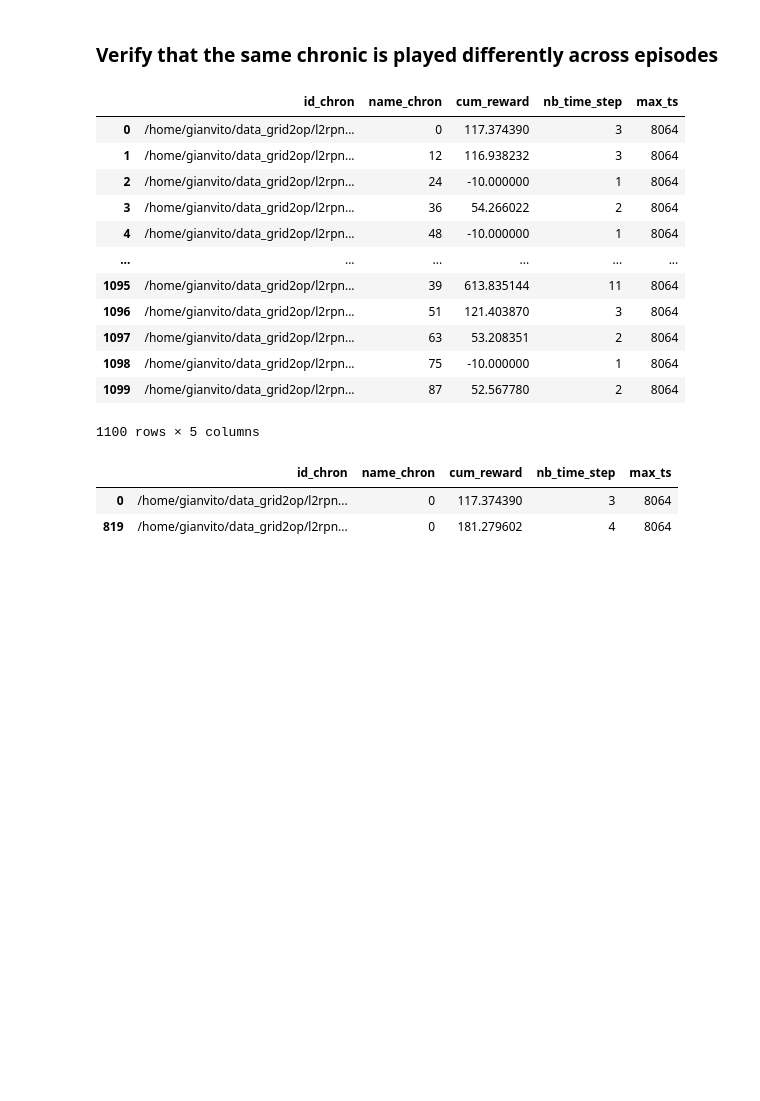
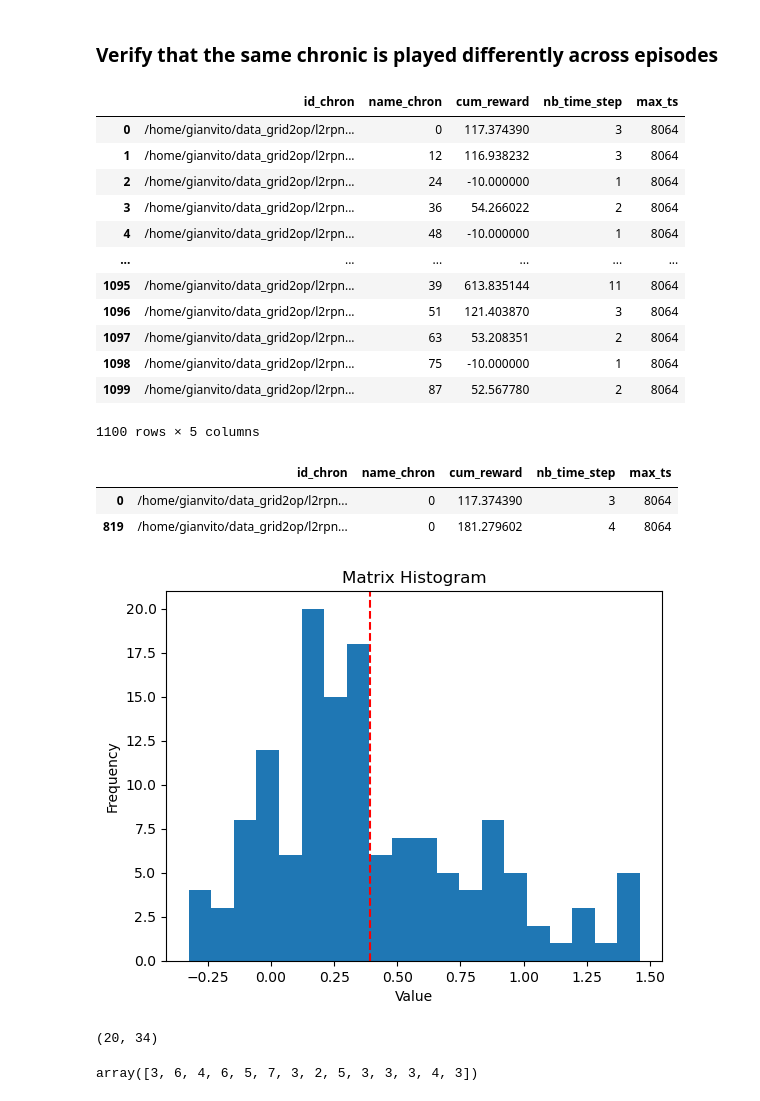
Before and after one commit to ThatBerra/thesis_AI4realnet_distributed, a Jupyter notebook: notebook.ipynb, the cells around one changed output. Saved outputs shown, nothing was run; the diff lists cells and outputs as text; code cells hidden in the pictures; blank space fills up the shorter version.

```diff
--- a/notebook.ipynb
+++ b/notebook.ipynb
@@ -281,0 +290,42 @@ df[df["name_chron"] == 0]
+# %%
+cmi = [[0, 0.48527, 0.813049, 0.127149, 0.600544, 0.132127, 0, 0, 0.207164, 0, 0, 0, 0.248854, 0],
+       [0, 0.17418, 0.730593, 0.126274, 0.726384, 0.152088, 0, 0, 0.0982301, 0, 0, 0, 0.210452, 0],
+       [0, 0.371139, 1.44456, 0.37423, 0.50489, 0.175492, 0, 0, 0.262091, 0, 0, 0, 0.340557, 0],
+       [0, 0.406235, 1.06189, 0.202762, 0.31206, 0.153529, 0, 0, 0.236446, 0, 0, 0, 0.270364, 0],
+       [0, 0.22531, 0.857816, 0.22586, 0.919985, 0.206585, 0, 0, -0.135483, 0, 0, 0, -0.0360046, 0],
+       [0, 0.129887, 1.39499, 0.245927, -0.045075, 0.161433, 0, 0, 0.080621, 0, 0, 0, 0.450465, 0],
+       [0, 0.433195, 1.38743, 0.636736, 0.697107, 0.268043, 0, 0, 0.841752, 0, 0, 0, 0.562351, 0],
+       [0, -0.123059, 0.666384, 0.308436, -0.0209037, 0.189277, 0, 0, 0.953609, 0, 0, 0, 0.622027, 0],
+       [0, -0.0621998, 0.321573, 0.143599, -0.325458, 0.324122, 0, 0, 0.971307, 0, 0, 0, 0.963372, 0],
+       [0, -0.0500818, 0.323172, 0.269848, -0.299105, 0.334376, 0, 0, 0.880279, 0, 0, 0, 1.03395, 0],
+       [0, -0.0187413, 0.879397, 0.186475, 0.0752988, 0.11088, 0, 0, 0.950395, 0, 0, 0, 0.560809, 0],
+       [0, -0.0611182, 0.533538, 0.0922114, -0.214579, 0.167419, 0, 0, 1.1531, 0, 0, 0, 0.933847, 0],
+       [0, -0.0405485, 0.670167, 0.362514, -0.139324, 0.249573, 0, 0, 1.19399, 0, 0, 0, 0.747991, 0],
+       [0, -0.0393884, 0.595862, 0.329504, -0.191591, 0.0884022, 0, 0, 1.29342, 0, 0, 0, 0.79983, 0],
+       [0, -0.00538117, 0.596515, 0.361291, -0.264112, 0.241623, 0, 0, 1.38218, 0, 0, 0, 0.836044, 0],
+       [0, -0.044617, 0.570433, 0.348277, -0.269311, 0.34156, 0, 0, 0.886336, 0, 0, 0, 0.438902, 0],
+       [0, -0.0708446, 0.438306, 0.212156, -0.0915971, 0.340882, 0, 0, 1.21022, 0, 0, 0, 0.513524, 0],
+       [0, -0.0429382, 0.256864, 0.159988, 0.270454, 0.207801, 0, 0, 0.189004, 0, 0, 0, 0.478137, 0],
+       [0, 0.0059104, 0.820402, 0.33524, -0.111216, 0.377152, 0, 0, 1.46007, 0, 0, 0, 0.908994, 0],
+       [0, -0.0567474, 0.414901, 0.187251, -0.20952, 0.305306, 0, 0, 1.27023, 0, 0, 0, 0.646112, 0]]
+# %%
+cmi = np.array(cmi).flatten()
+cmi = cmi[cmi != 0]
+mean = np.mean(cmi)
+
+
+plt.hist(cmi, bins=20)
+plt.xlabel("Value")
+plt.ylabel("Frequency")
+plt.axvline(x=mean, color='red', linestyle='--')
+plt.title("Matrix Histogram")
+plt.show()
+# %% [output]
+[figure, added]
+# %%
+with open('mi.npy', 'rb') as f:
+    mi = np.load(f)
+
+mi.shape
+# %% [output]
+(20, 34)
@@ -281,0 +334,4 @@ df[df["name_chron"] == 0]
+# %%
+env.action_space.sub_info
+# %% [output]
+array([3, 6, 4, 6, 5, 7, 3, 2, 5, 3, 3, 3, 4, 3])
```
Also changed, not shown: parts of 7 cells of this notebook, 1 other file.
